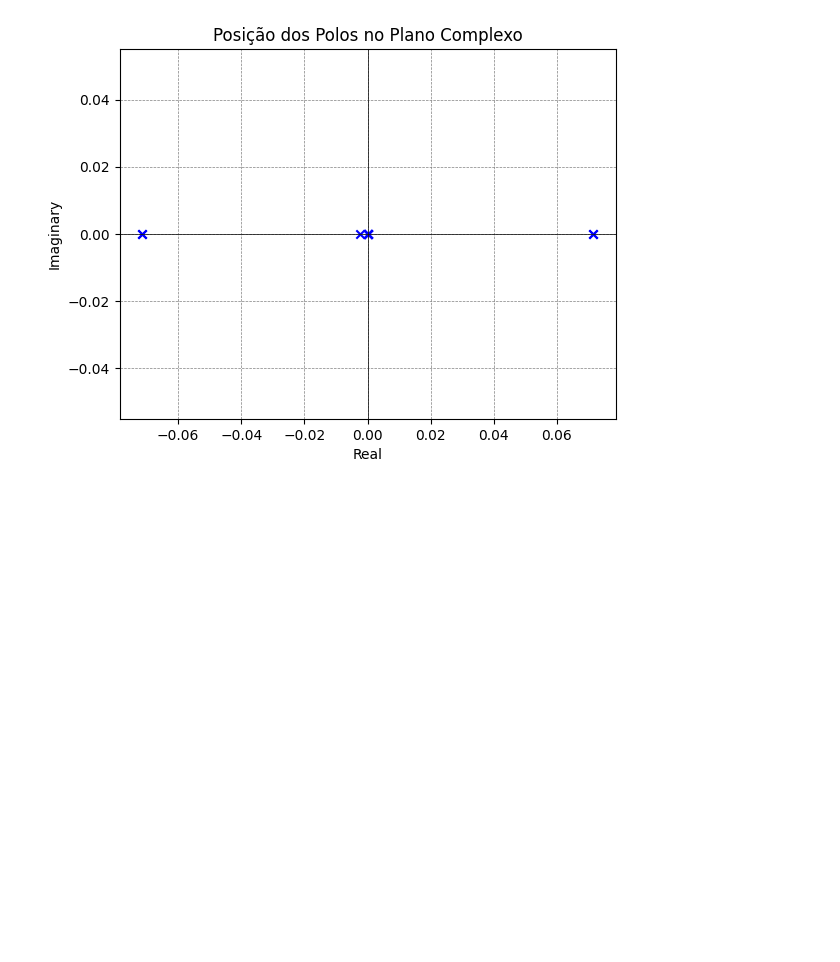
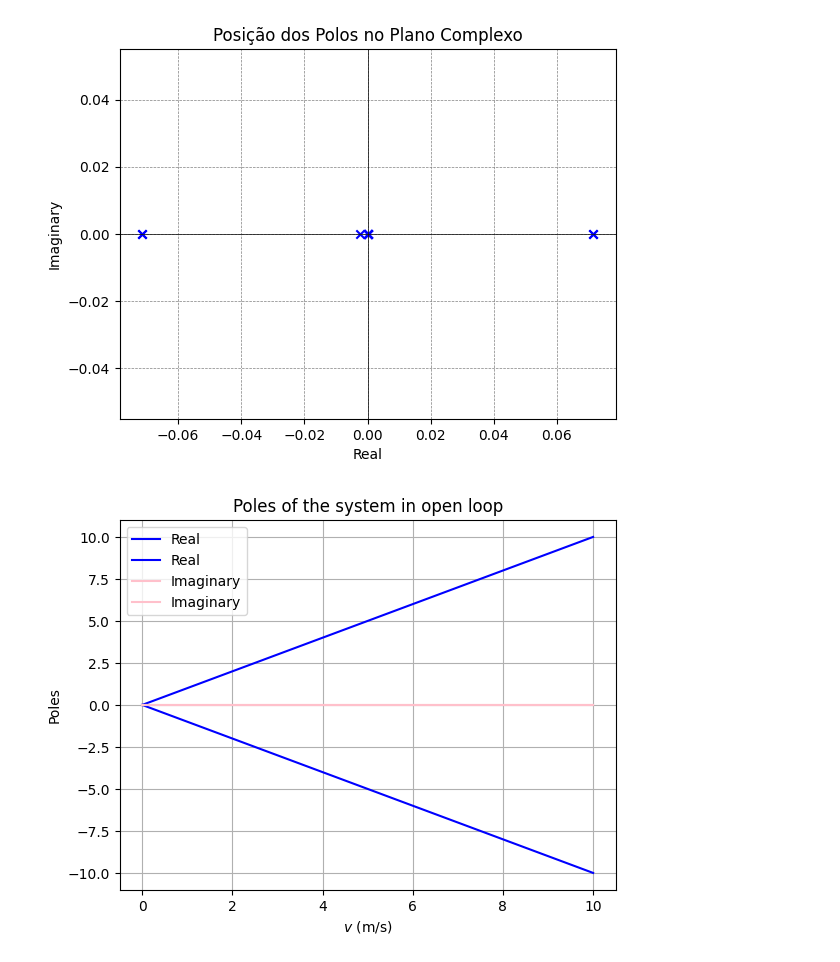
Before and after one commit to lucascarvalho10/pme3481, a Jupyter notebook: E1/poles_placement.ipynb, the cells around one changed output. Saved outputs shown, nothing was run; the diff lists cells and outputs as text; code cells hidden in the pictures; blank space fills up the shorter version.

```diff
--- a/E1/poles_placement.ipynb
+++ b/E1/poles_placement.ipynb
@@ -71,3 +71,37 @@ plt.ylabel('Imaginary')
 plt.show()
 # %% [output]
 [figure]
+# %%
+# Define the parameter range
+v_range = np.linspace(0, 10, 1000)
+
+def An(v):
+    # Define your system matrix A here based on the parameter value v
+    # Example:
+    A = np.array([[v, 0], [0, -v]])
+    return A
+
+# Function to compute the eigenvalues for a given parameter value v
+def eigenvalues(v):
+    A = An(v)  # Assuming An(v) is defined elsewhere
+    return np.linalg.eigvals(A)
+
+# Compute the real and imaginary parts of the eigenvalues for each parameter value
+Re_lambda_MA = [np.real(eigenvalues(v)) for v in v_range]
+Im_lambda_MA = [np.imag(eigenvalues(v)) for v in v_range]
+
+# Plot the real parts
+plt.plot(v_range, Re_lambda_MA, color='blue', label='Real')
+
+# Plot the imaginary parts
+plt.plot(v_range, Im_lambda_MA, color='pink', label='Imaginary')
+
+# Labeling and styling
+plt.xlabel(r'$v$ (m/s)')
+plt.ylabel('Poles')
+plt.title('Poles of the system in open loop')
+plt.legend()
+plt.grid(True)
+plt.show()
+# %% [output]
+[figure, added]
```
Also changed, not shown: 1 other file.
